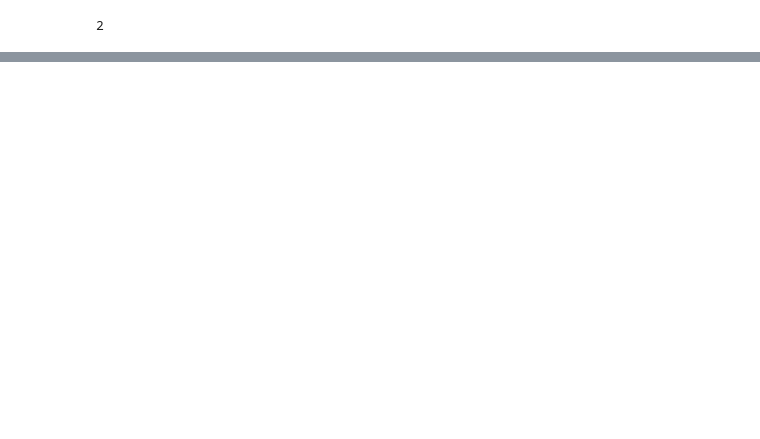
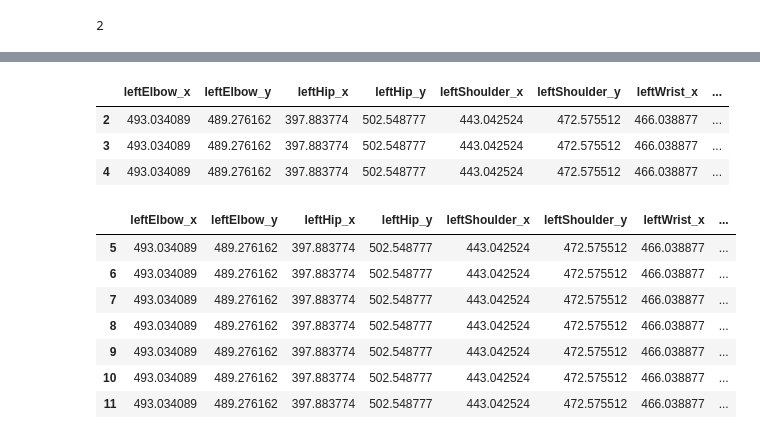
Before and after one commit to chriswegmann/drone_steering, a Jupyter notebook: models/playground/christian_saving_socket_data_as_csv.ipynb, the cells around one changed output, grey strips where cells are left out. Drawn from its saved outputs; the diff is of its cells as text; code cells hidden in the pictures; blank space fills up the shorter version.

```diff
--- a/models/playground/christian_saving_socket_data_as_csv.ipynb
+++ b/models/playground/christian_saving_socket_data_as_csv.ipynb
@@ -112,0 +147,19 @@ df.to_csv('dataframe.csv',  index=False)
+# %%
+df_discarded = df.loc[df['ms_since_start']<cut_off]
+df_discarded.tail(3)
+# %% [output]
+|  | leftElbow_x | leftElbow_y | leftHip_x | leftHip_y | leftShoulder_x | leftShoulder_y | leftWrist_x | ... |
+| 2 | 493.034089 | 489.276162 | 397.883774 | 502.548777 | 443.042524 | 472.575512 | 466.038877 | ... |
+| 3 | 493.034089 | 489.276162 | 397.883774 | 502.548777 | 443.042524 | 472.575512 | 466.038877 | ... |
+| 4 | 493.034089 | 489.276162 | 397.883774 | 502.548777 | 443.042524 | 472.575512 | 466.038877 | ... |
+# %%
+df_keep
+# %% [output]
+|  | leftElbow_x | leftElbow_y | leftHip_x | leftHip_y | leftShoulder_x | leftShoulder_y | leftWrist_x | ... |
+| 5 | 493.034089 | 489.276162 | 397.883774 | 502.548777 | 443.042524 | 472.575512 | 466.038877 | ... |
+| 6 | 493.034089 | 489.276162 | 397.883774 | 502.548777 | 443.042524 | 472.575512 | 466.038877 | ... |
+| 7 | 493.034089 | 489.276162 | 397.883774 | 502.548777 | 443.042524 | 472.575512 | 466.038877 | ... |
+| 8 | 493.034089 | 489.276162 | 397.883774 | 502.548777 | 443.042524 | 472.575512 | 466.038877 | ... |
+| 9 | 493.034089 | 489.276162 | 397.883774 | 502.548777 | 443.042524 | 472.575512 | 466.038877 | ... |
+| 10 | 493.034089 | 489.276162 | 397.883774 | 502.548777 | 443.042524 | 472.575512 | 466.038877 | ... |
+| 11 | 493.034089 | 489.276162 | 397.883774 | 502.548777 | 443.042524 | 472.575512 | 466.038877 | ... |
```
Also changed, not shown: parts of 11 cells of this notebook, 4 other files.
